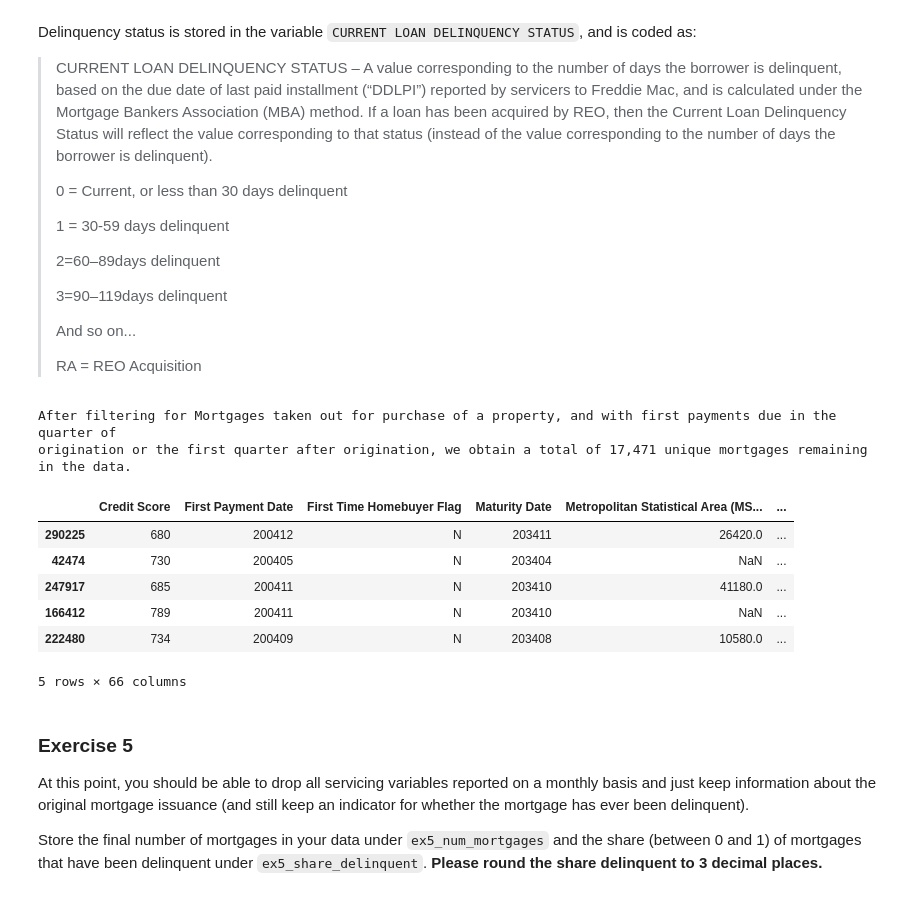
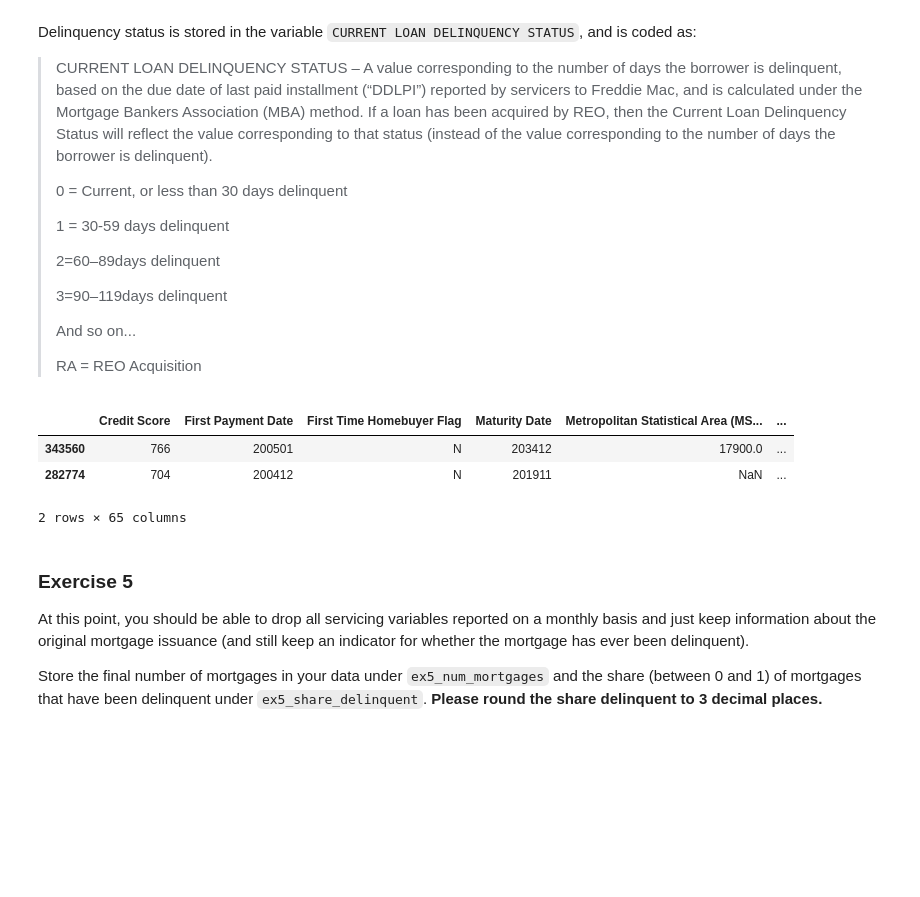
Before and after one commit to cathylyirang/IDS_701_UDS, a Jupyter notebook: exercise_passive_prediction.ipynb, the cells around one changed output. Drawn from its saved outputs; the diff is of its cells as text; code cells hidden in the pictures; blank space fills up the shorter version.

```diff
--- a/exercise_passive_prediction.ipynb
+++ b/exercise_passive_prediction.ipynb
@@ -147,5 +148,5 @@ db_mortage.head(2)
 # %%
-col_ser = [
+col_servicing = [
     "Loan Sequence Number",
     "Monthly Reporting Period",
     "Current Actual UPB",
@@ -184,7 +185,7 @@ db_servicing = pd.read_csv(
     "https://github.com/nickeubank/MIDS_Data/raw/refs/heads/master/mortgages/2004/sample_svcg_2004_threeyears_standard_mortgages.txt.zip",
     sep="|",
     header=None,
-    names=col_ser,
+    names=col_servicing,
     index_col=None,
     dtype={
         "Current Loan Delinquency Status": str,
@@ -192,6 +193,6 @@ db_servicing = pd.read_csv(
         "Step Modification Flag": str,
     },
 )
-
+print(db_servicing.shape)
 db_servicing.head(2)
 # %% [output]
@@ -318,45 +259,18 @@ If a loan has been acquired by REO, then the Current Loan Delinquency Status wil
 > And so on...
 >
 > RA = REO Acquisition
-# %%
-db_m["Origination Quarter Transformed"] = db_m["Loan Sequence Number"].apply(
-    lambda x: int(x[1:3]) + (int(x[4:5]) - 1) * 0.25
-)
-
-db_m["First Payment Quarter Transformed"] = db_m["First Payment Date"].apply(
-    lambda x: int(str(x)[2:4]) + ((int(str(x)[4:6]) - 1) // 3) * 0.25
-)
-
-# Filter 1
-db_m_filtered = db_m[db_m["Loan Purpose"] == "P"]
-
-# Filter 2
-db_m_filtered = db_m_filtered[
-    (
-        db_m_filtered["First Payment Quarter Transformed"]
-        <= db_m_filtered["Origination Quarter Transformed"] + 0.25
-    )
-]
-
-ex4_num_mortgages = db_m_filtered["Loan Sequence Number"].nunique()
-results["ex4_num_mortgages"] = ex4_num_mortgages
-print(
-    f"After filtering for Mortgages taken out for purchase of a property, and with first payments due in the quarter of\n"
-    f"origination or the first quarter after origination, we obtain a total of {ex4_num_mortgages:,} unique mortgages remaining in the data."
-)
-# %% [output]
-After filtering for Mortgages taken out for purchase of a property, and with first payments due in the quarter of
-origination or the first quarter after origination, we obtain a total of 17,471 unique mortgages remaining in the data.
-# %%
-db_m_filtered.sample(5)
-# %% [output]
-|  | Credit Score | First Payment Date | First Time Homebuyer Flag | Maturity Date | Metropolitan Statistical Area (MS... | ... |
-| 290225 | 680 | 200412 | N | 203411 | 26420.0 | ... |
-| 42474 | 730 | 200405 | N | 203404 | NaN | ... |
-| 247917 | 685 | 200411 | N | 203410 | 41180.0 | ... |
-| 166412 | 789 | 200411 | N | 203410 | NaN | ... |
-| 222480 | 734 | 200409 | N | 203408 | 10580.0 | ... |
-5 rows × 66 columns
+# %%
+db_m["Indicator"] = (
+    db_m.groupby("Loan Sequence Number")["Current Loan Delinquency Status"]
+    .transform(lambda x: (x != "0").any())
+    .astype(int)
+)
+db_m.sample(2)
+# %% [output]
+|  | Credit Score | First Payment Date | First Time Homebuyer Flag | Maturity Date | Metropolitan Statistical Area (MS... | ... |
+| 343560 | 766 | 200501 | N | 203412 | 17900.0 | ... |
+| 282774 | 704 | 200412 | N | 201911 | NaN | ... |
+2 rows × 65 columns
 # %% [markdown]
 ### Exercise 5
 
```
Also changed, not shown: parts of 13 cells of this notebook.
